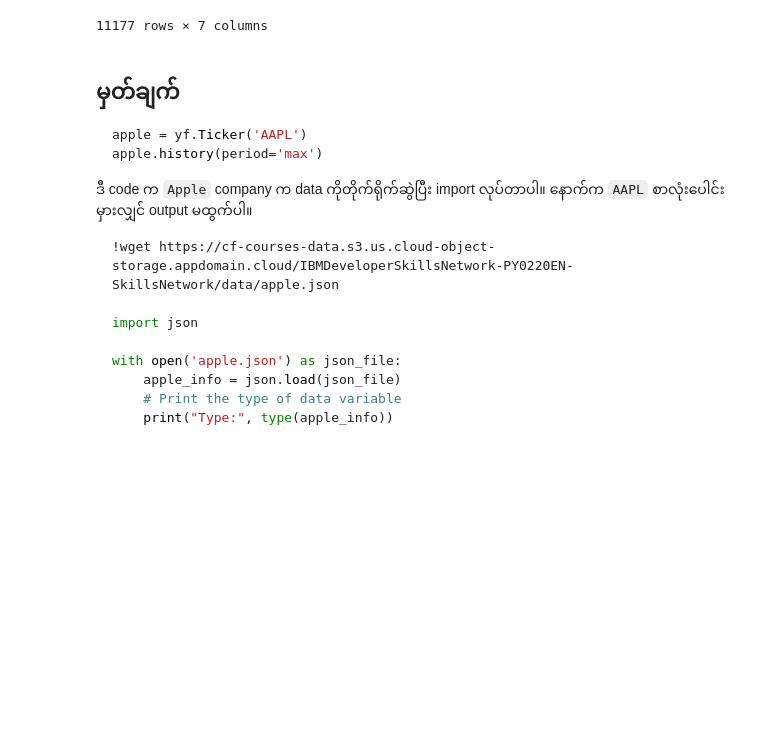
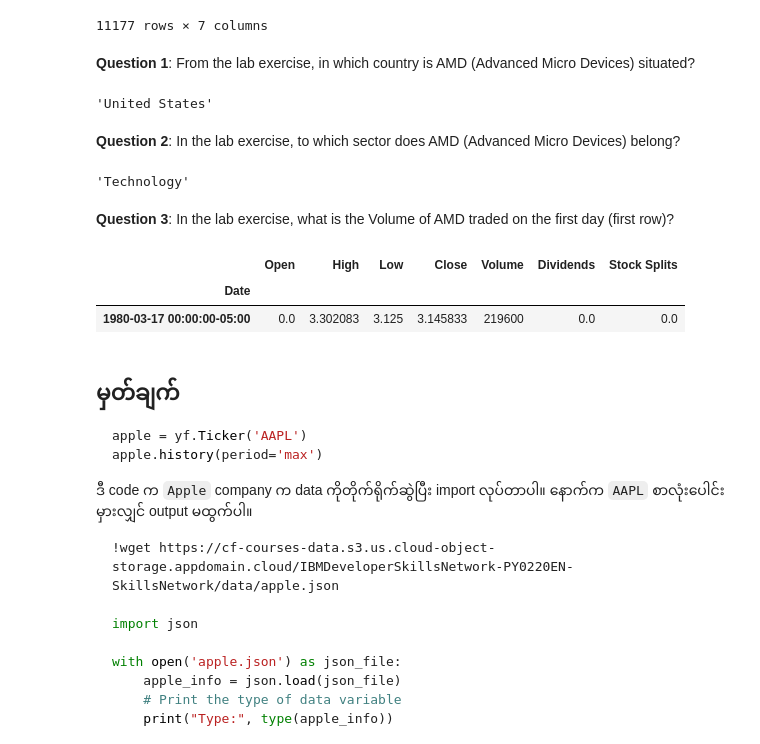
Before and after one commit to htetaunglynn94/coursera, a Jupyter notebook: data_science_series/python_project_for_data_science/ho_lab_final_assignment_lib.ipynb, the cells around one changed output. Drawn from its saved outputs; the diff is of its cells as text; code cells hidden in the pictures; blank space fills up the shorter version.

```diff
--- a/data_science_series/python_project_for_data_science/ho_lab_final_assignment_lib.ipynb
+++ b/data_science_series/python_project_for_data_science/ho_lab_final_assignment_lib.ipynb
@@ -242,6 +242,26 @@ amd.history(period='max')
 | 2024-07-16 00:00:00-04:00 | 179.690002 | 179.750000 | 174.529999 | 177.550003 | 40633100 | 0.0 | 0.0 |
 | 2024-07-17 00:00:00-04:00 | 169.800003 | 169.800003 | 159.369995 | 159.429993 | 76720700 | 0.0 | 0.0 |
 11177 rows × 7 columns
+# %% [markdown]
+**Question 1**: From the lab exercise, in which country is AMD (Advanced Micro Devices) situated?
+# %%
+amd_info['country']
+# %% [output]
+'United States'
+# %% [markdown]
+**Question 2**: In the lab exercise, to which sector does AMD (Advanced Micro Devices) belong?
+# %%
+amd_info['sector']
+# %% [output]
+'Technology'
+# %% [markdown]
+**Question 3**: In the lab exercise, what is the Volume of AMD traded on the first day (first row)?
+# %%
+amd.history(period='max').head(1)
+# %% [output]
+|  | Open | High | Low | Close | Volume | Dividends | Stock Splits |
+| Date |  |  |  |  |  |  |  |
+| 1980-03-17 00:00:00-05:00 | 0.0 | 3.302083 | 3.125 | 3.145833 | 219600 | 0.0 | 0.0 |
 # %% [markdown]
 __မှတ်ချက်__
 ----------
```
Also changed, not shown: parts of 5 cells of this notebook, 9 other files.
